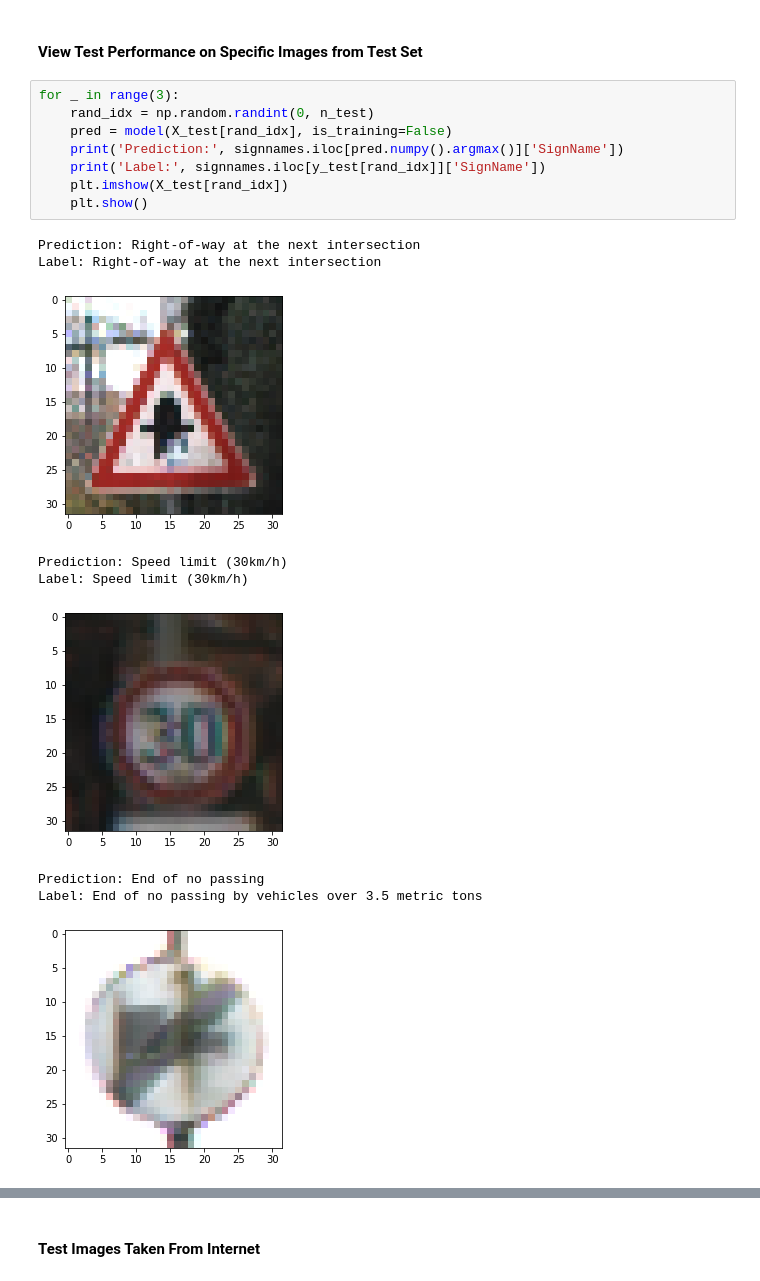
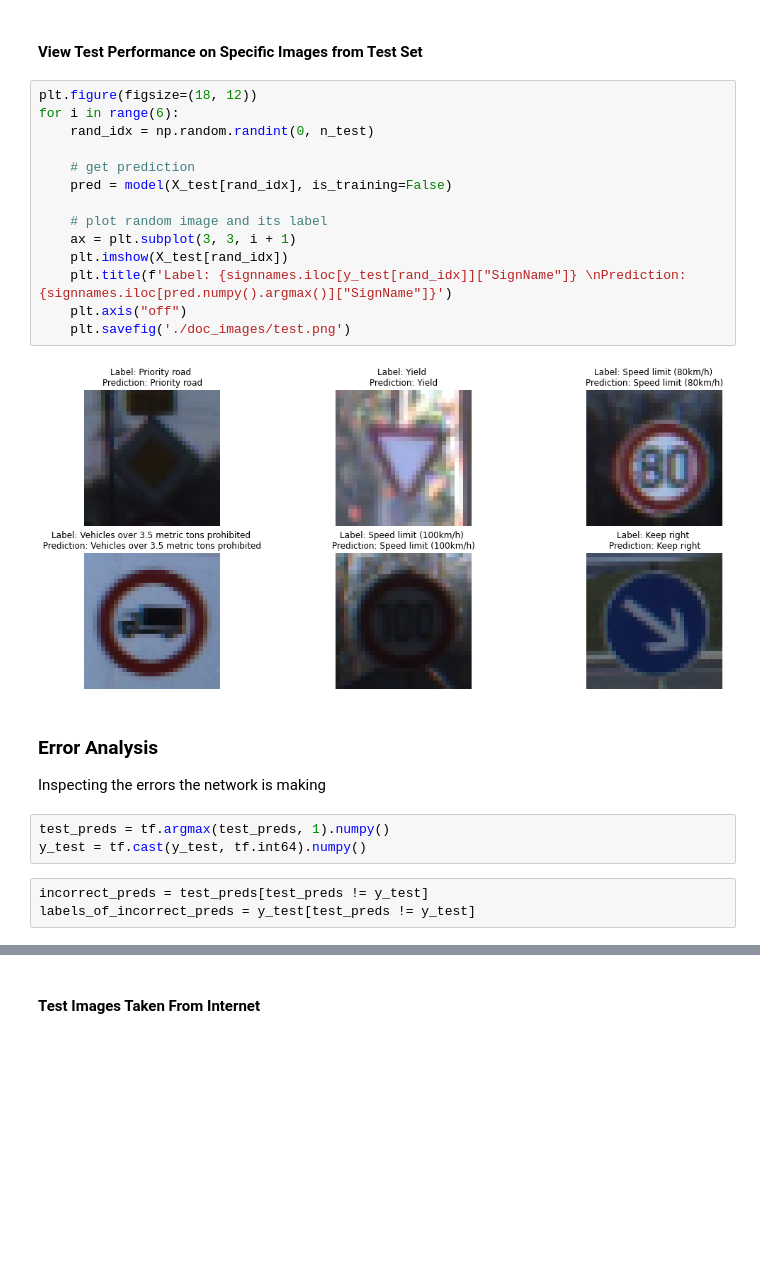
Before and after one commit to grantgasser/traffic-signs-classifier, a Jupyter notebook: traffic_sign_classifier.ipynb, the cells around one changed output, grey strips where cells are left out. Saved outputs shown, nothing was run; the diff lists cells and outputs as text; blank space fills up the shorter version.

```diff
--- a/traffic_sign_classifier.ipynb
+++ b/traffic_sign_classifier.ipynb
@@ -403,20 +431,27 @@ Test Accuracy = 0.9456056952476501
 # %% [markdown]
 #### View Test Performance on Specific Images from Test Set
-# %%
-for _ in range(3):
-    rand_idx = np.random.randint(0, n_test)
-    pred = model(X_test[rand_idx], is_training=False)
-    print('Prediction:', signnames.iloc[pred.numpy().argmax()]['SignName'])
-    print('Label:', signnames.iloc[y_test[rand_idx]]['SignName'])
-    plt.imshow(X_test[rand_idx])
-    plt.show()
-# %% [output]
-Prediction: Right-of-way at the next intersection
-Label: Right-of-way at the next intersection
-[figure, removed]
-Prediction: Speed limit (30km/h)
-Label: Speed limit (30km/h)
-[figure, removed]
-Prediction: End of no passing
-Label: End of no passing by vehicles over 3.5 metric tons
-[figure, removed]
+# %%
+plt.figure(figsize=(18, 12))
+for i in range(6):
+    rand_idx = np.random.randint(0, n_test)
+
+    # get prediction
+    pred = model(X_test[rand_idx], is_training=False)
+
+    # plot random image and its label
+    ax = plt.subplot(3, 3, i + 1)
+    plt.imshow(X_test[rand_idx])
+    plt.title(f'Label: {signnames.iloc[y_test[rand_idx]]["SignName"]} \nPrediction: {signnames.iloc[pred.numpy().argmax()]["SignName"]}')
+    plt.axis("off")
+    plt.savefig('./doc_images/test.png')
+# %% [output]
+[figure, added]
+# %% [markdown]
+### Error Analysis
+Inspecting the errors the network is making
+# %%
+test_preds = tf.argmax(test_preds, 1).numpy()
+y_test = tf.cast(y_test, tf.int64).numpy()
+# %%
+incorrect_preds = test_preds[test_preds != y_test]
+labels_of_incorrect_preds = y_test[test_preds != y_test]
```
Also changed, not shown: parts of 24 cells of this notebook, 5 other files.
